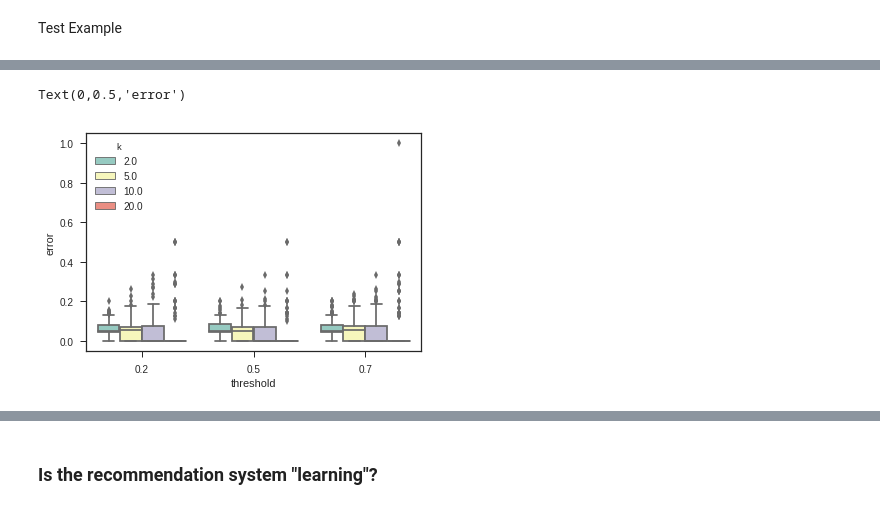
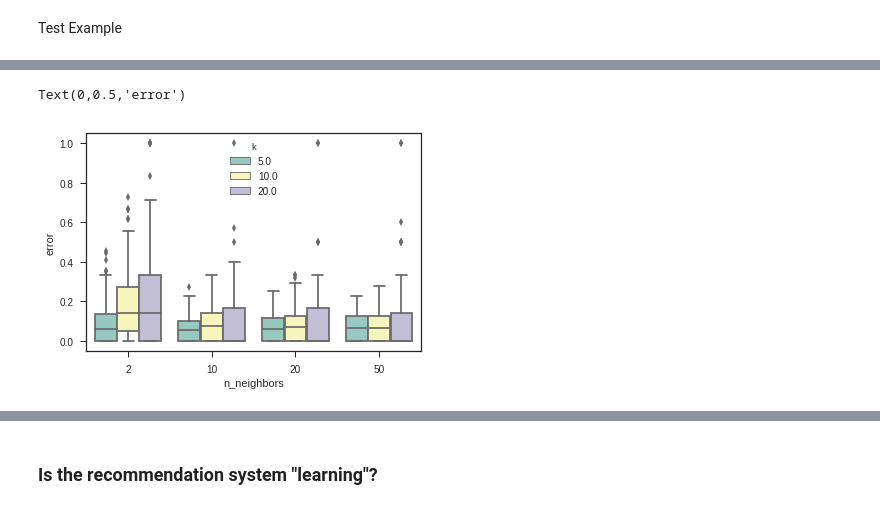
Before and after one commit to juggernautTress/Edelweiss, a Jupyter notebook: Analysis.ipynb, the cells around one changed output, grey strips where cells are left out. Saved outputs shown, nothing was run; the diff lists cells and outputs as text; code cells hidden in the pictures.

```diff
--- a/Analysis.ipynb
+++ b/Analysis.ipynb
@@ -228,13 +226,13 @@ def hide_seeds(ori_vector=None,fraction_to_hide=None, k = None):
 
 ''' User-based Collaborative Filtering '''
 def kernel(x,y,sigma):
-  print
   return np.exp(-((x-y)**2)/(2*sigma**2))
 def Recommendation(nnModel,query,stores,threshold=0.,popularityBias_On=True):
   #1. find stores with similar purchases as the query
-  neighbours = nnModel.kneighbors(query,return_distance=False)[0]
+  neighbours = nnModel.kneighbors(query,return_distance=False)[0] #like array index
   #2. get purchases by these users and sort by item affinity
-  store_set = stores.loc[neighbours]
+  #print (neighbours, stores.shape[0])
+  store_set = stores.iloc[neighbours]
   store_set = store_set.loc[:,store_set.any()] ## drop items with zero affinity
   score = store_set.sum(axis=0).astype(float) ## sum seed occurances
   if not popularityBias_On:
@@ -260,16 +258,17 @@ def Recommendation(nnModel,query,stores,threshold=0.,popularityBias_On=True):
 Test Example
 # %%
 #example query
-np.random.seed(0)
-store_query =  X_test.sample(1)
+np.random.seed(20)
+while 1:
+  store_query =  X_test0.sample(1)
+  # hide a few purchases for testing purposes
+  store_query, test_recommn = hide_seeds(store_query,k=15) # k--[6,29]
+  if isinstance(store_query,pd.DataFrame):
+    break
 
-## hide a few purchases for testing purposes
-store_query, test_recommn = hide_seeds(store_query,k=6) # k--[6,29]
-if not isinstance(store_query,pd.DataFrame):
-  print ("need a store with more purchases.")
   ## stop cell
 ## test the query:
-score = Recommendation(neigh,store_query,X_train,popularityBias_On=0)
+score = Recommendation(neigh0,store_query,X_train0,popularityBias_On=1)
 
 print (" For a store that bought -- ",\
     list(store_query.columns[(store_query == 1).iloc[0]]))#,\
@@ -357,0 +320,15 @@ See the caveats in the documentation: http://pandas.pydata.org/pandas-docs/stabl
+# %%
+###### grid search to find optimal 'k' and 'threshold' values
+print ("Grid Search")
+k_values = [5,10,20] ## items for NN search
+threshold_values = [0.5]# keep moderate and strong predictions
+grid = pd.DataFrame()
+for k in k_values:
+  for threshold in threshold_values:
+    for n_neighbors in [2,10,20,50]: ## number of neighbours to eval
+      neigh0 = NearestNeighbors(n_neighbors=n_neighbors).fit(X_test0)
+      grid_ = CrossValidate(threshold,k,0.8,\
+          [neigh0,X_train0,X_test0,X_test_STORECODE0])
+      grid_["n_neighbors"] = [n_neighbors]*grid_.shape[0]
+      grid = grid.append(grid_)
+      print ("\t k:",k,"\t threshold:",threshold,"\t n_neighbors:",n_neighbors)
@@ -358,10 +349,10 @@ See the caveats in the documentation: http://pandas.pydata.org/pandas-docs/stabl
 # %%
 #data = CV[CV["k"] == 15]
 #plt.scatter(data.threshold, data.error)
-ax = sns.boxplot(x="threshold", y="error", hue="k",\
-                                data=CV, palette="Set3")
-plt.xlabel("threshold")
+ax = sns.boxplot(x="n_neighbors", y="error", hue="k",\
+                                data=grid, palette="Set3")
+plt.xlabel("n_neighbors")
 plt.ylabel("error")
 # %% [output]
 Text(0,0.5,'error')
-[figure, old version]
+[figure, new version]
```
Also changed, not shown: parts of 18 cells of this notebook.
